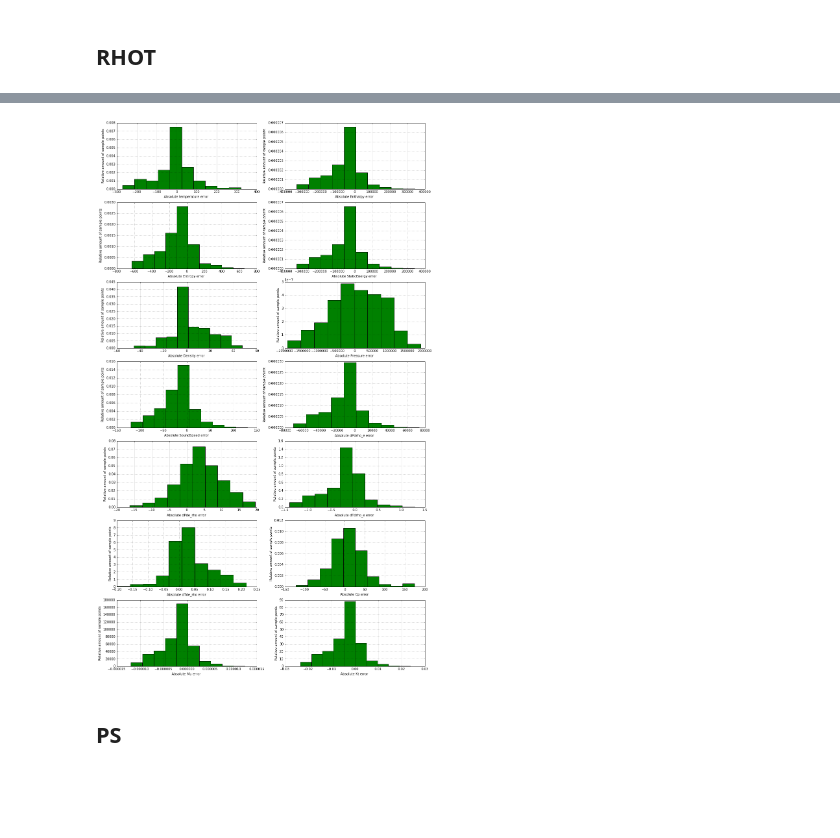
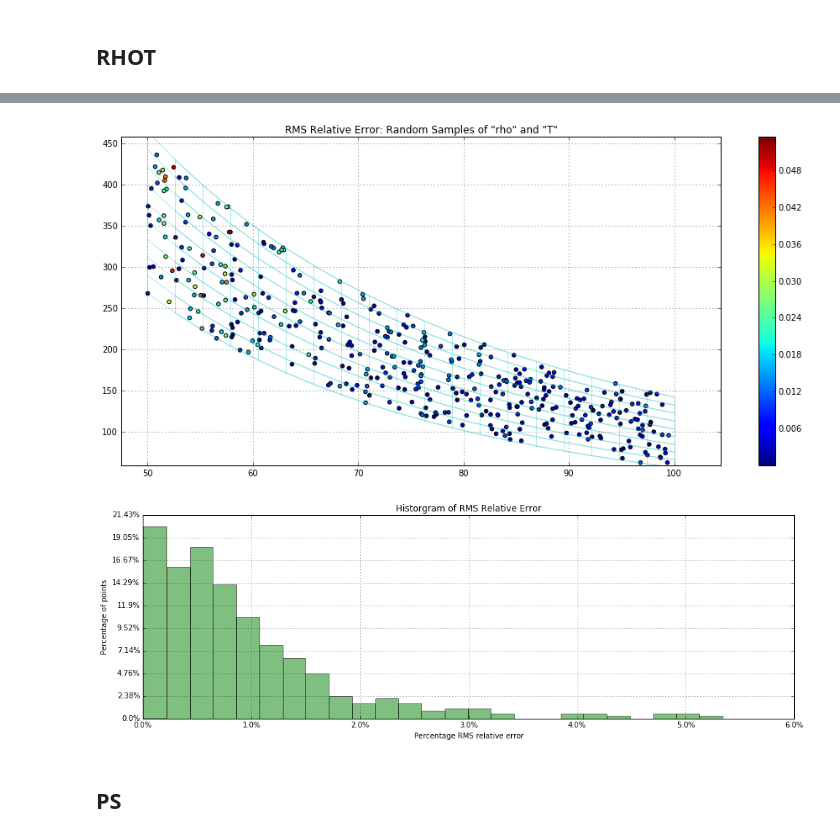
Before and after one commit to MatejKosec/LUTStandAlone, a Jupyter notebook: Verification.ipynb, the cells around one changed output, grey strips where cells are left out. Cells and saved outputs as stored; diff of their text form; code cells hidden in the pictures; blank space fills up the shorter version.

```diff
--- a/Verification.ipynb
+++ b/Verification.ipynb
@@ -232,25 +215,13 @@ plt.plot(rho, T, 'go');
-# %%
-interp_data = sp.genfromtxt('rhoT_out.dat', delimiter=', ')
-interp_Temperature  = interp_data[:,0];
-interp_Density      = interp_data[:,1];
-interp_Enthalpy     = interp_data[:,2];
-interp_StaticEnergy = interp_data[:,3];
-interp_Entropy      = interp_data[:,4];
-interp_Pressure     = interp_data[:,5];
-interp_SoundSpeed2  = interp_data[:,6];
-interp_dPdrho_e     = interp_data[:,7];
-interp_dPde_rho     = interp_data[:,8];
-interp_dTdrho_e     = interp_data[:,9];
-interp_dTde_rho     = interp_data[:,10];
-interp_Cp           = interp_data[:,11];
-interp_Mu           = interp_data[:,12];
-#interp_dmudrho_T    = interp_data[:,13];
-#interp_dmudT_rho    = interp_data[:,14];
-interp_Kt           = interp_data[:,15];
-#interp_dktdrho_T    = interp_data[:,16];
-#interp_dktdT_rho    = interp_data[:,17];
-plot_error();
-# %% [output]
-[figure, removed]
+# %%
+%matplotlib inline
+plt.figure(figsize=(16,7))
+plt.title('RMS Relative Error: Random Samples of "rho" and "T"')
+load_interp('rhoT_out.dat')
+REL_ERR = plot_RMS(interp_Density,interp_Temperature)
+plot_mesh(mesh_Density, mesh_Temperature);
+plot_hist_RMS(REL_ERR);
+# %% [output]
+[figure, added]
+[figure, added]
 # %% [markdown]
 ## PS
```
Also changed, not shown: parts of 23 cells of this notebook, 7 other files.
